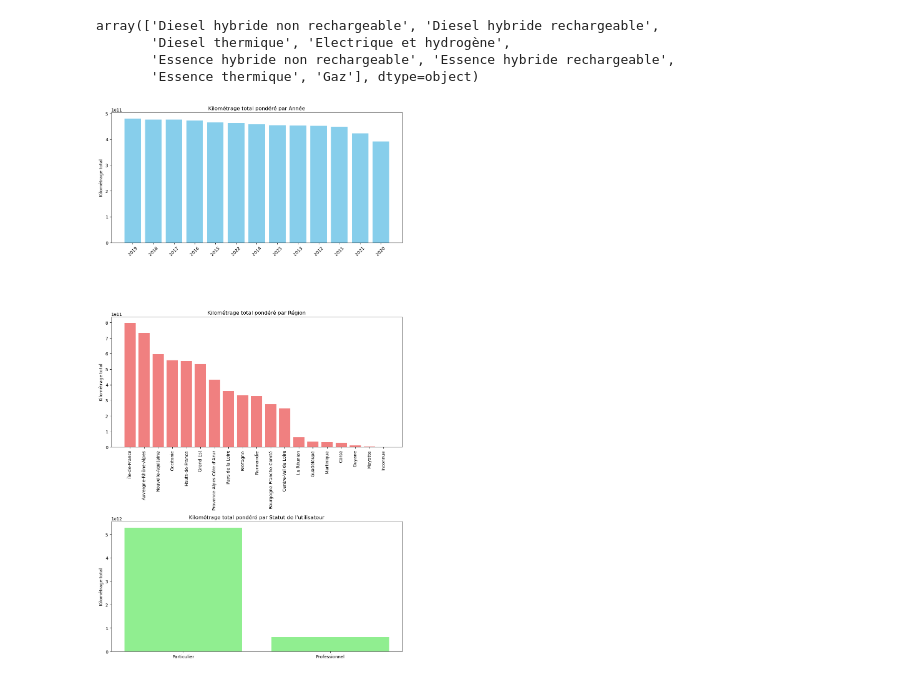
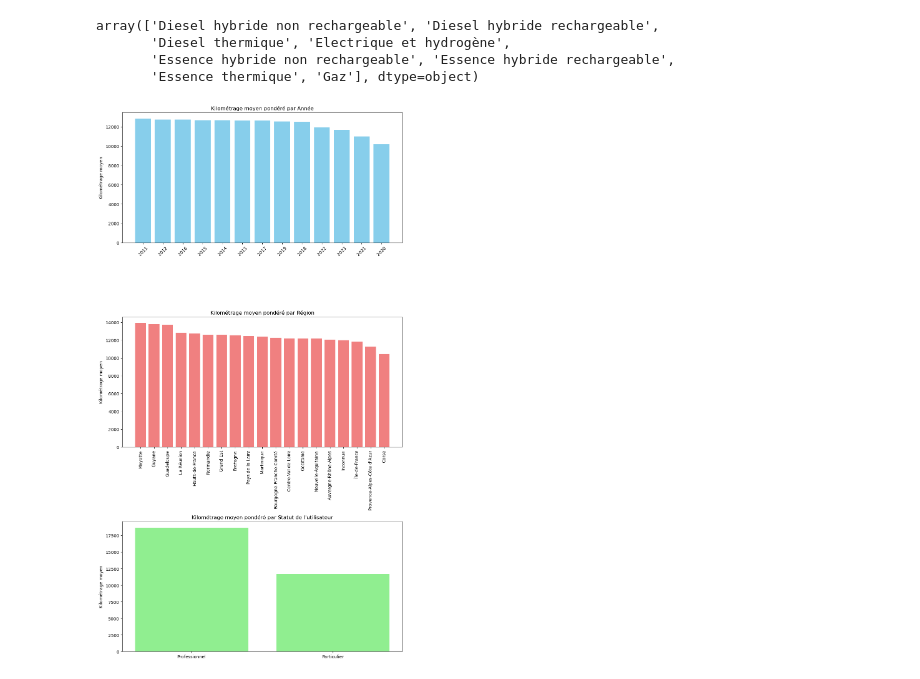
Before and after one commit to HugoMorand/Statapp, a Jupyter notebook: StatDes/plot.ipynb, the cells around one changed output. Cells and saved outputs as stored; diff of their text form; code cells hidden in the pictures.

Commit message:
plot degrès 0

```diff
--- a/StatDes/plot.ipynb
+++ b/StatDes/plot.ipynb
@@ -462,44 +462,48 @@ import matplotlib.pyplot as plt
 
 # Fonction pour calculer les métriques et tracer les histogrammes
 def plot_kilometrage(df_final):
+    # S'assurer que les colonnes sont bien numériques
+    df_final["Kilométrage"] = pd.to_numeric(df_final["Kilométrage"], errors="coerce")
+    df_final["Nombre de véhicules"] = pd.to_numeric(df_final["Nombre de véhicules"], errors="coerce")
+
     # Calcul des métriques
     def compute_metrics(groupby_var):
         df_grouped = df_final.groupby(groupby_var).apply(
             lambda x: pd.Series({
                 "Kilométrage total pondéré": (x["Kilométrage"] * x["Nombre de véhicules"]).sum(),
                 "Kilométrage moyen pondéré": (x["Kilométrage"] * x["Nombre de véhicules"]).sum() / x["Nombre de véhicules"].sum()
             })
         ).reset_index()
-        return df_grouped.sort_values("Kilométrage total pondéré", ascending=False)
+        return df_grouped.sort_values("Kilométrage moyen pondéré", ascending=False)
 
     # Création des plots
     fig, axes = plt.subplots(3, 1, figsize=(10, 18))
 
     # 1️⃣ Histogramme par Année
     df_annee = compute_metrics("Année")
-    axes[0].bar(df_annee["Année"], df_annee["Kilométrage total pondéré"], color='skyblue')
-    axes[0].set_title("Kilométrage total pondéré par Année")
-    axes[0].set_ylabel("Kilométrage total")
+    axes[0].bar(df_annee["Année"], df_annee["Kilométrage moyen pondéré"], color='skyblue')
+    axes[0].set_title("Kilométrage moyen pondéré par Année")
+    axes[0].set_ylabel("Kilométrage moyen")
     axes[0].set_xticklabels(df_annee["Année"], rotation=45)
 
     # 2️⃣ Histogramme par Région
     df_region = compute_metrics("Région de résidence")
-    axes[1].bar(df_region["Région de résidence"], df_region["Kilométrage total pondéré"], color='lightcoral')
-    axes[1].set_title("Kilométrage total pondéré par Région")
-    axes[1].set_ylabel("Kilométrage total")
+    axes[1].bar(df_region["Région de résidence"], df_region["Kilométrage moyen pondéré"], color='lightcoral')
+    axes[1].set_title("Kilométrage moyen pondéré par Région")
+    axes[1].set_ylabel("Kilométrage moyen")
     axes[1].set_xticklabels(df_region["Région de résidence"], rotation=90)
 
     # 3️⃣ Histogramme par Statut d'utilisateur
     df_statut = compute_metrics("Statut de l'utilisateur")
-    axes[2].bar(df_statut["Statut de l'utilisateur"], df_statut["Kilométrage total pondéré"], color='lightgreen')
-    axes[2].set_title("Kilométrage total pondéré par Statut de l'utilisateur")
-    axes[2].set_ylabel("Kilométrage total")
+    axes[2].bar(df_statut["Statut de l'utilisateur"], df_statut["Kilométrage moyen pondéré"], color='lightgreen')
+    axes[2].set_title("Kilométrage moyen pondéré par Statut de l'utilisateur")
+    axes[2].set_ylabel("Kilométrage moyen")
 
     # Affichage des graphes
     plt.tight_layout()
     plt.show()
 
 # Appel de la fonction avec ton DataFrame final
 plot_kilometrage(df_final)
 # %% [output]
-[figure, old version]
+[figure, new version]
```
